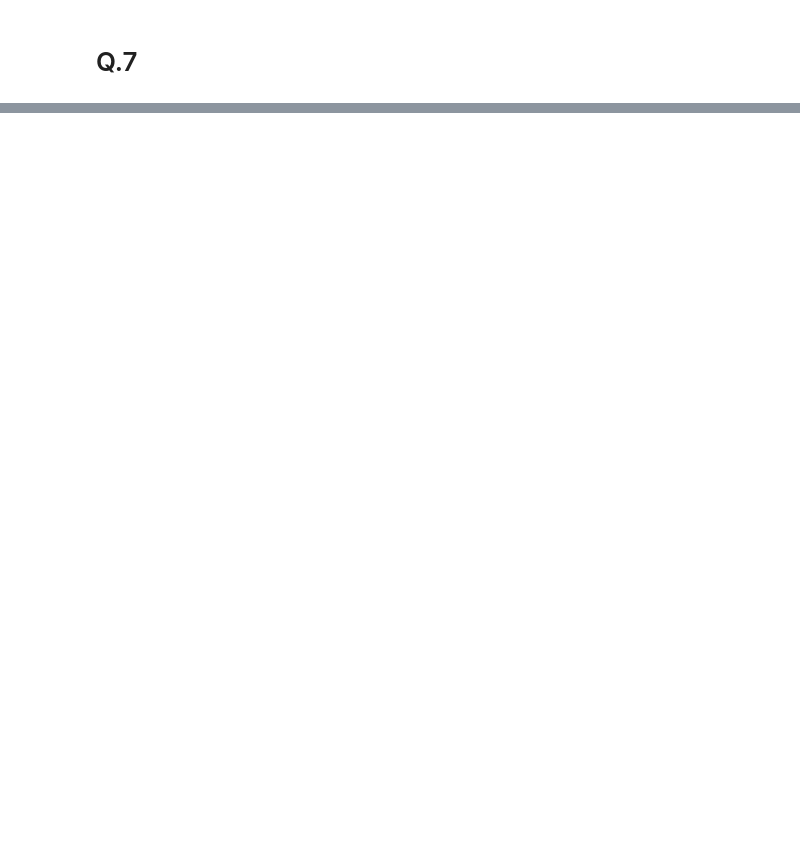
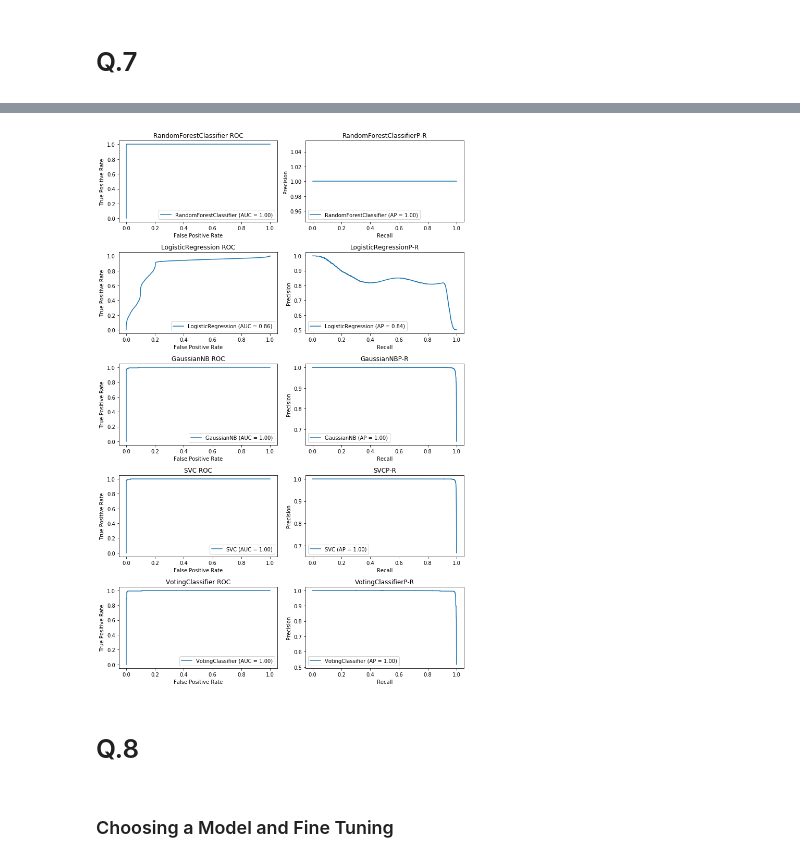
Before and after one commit to deshwalmahesh/Covid-19-Test-Classification, a Jupyter notebook: Solution.ipynb, the cells around one changed output, grey strips where cells are left out. Cells and saved outputs as stored; diff of their text form; code cells hidden in the pictures; blank space fills up the shorter version.

Commit message:
choosing Random Forest Model

```diff
--- a/Solution.ipynb
+++ b/Solution.ipynb
@@ -233,2 +241,7 @@ y_train = df['y'].ravel()
+# %%
+def pipeline(classif):
+    pipe_steps = [('scaler',scaling_method),(type(classif).__name__,classif)]
+    pipe_line = Pipeline(pipe_steps)
+    return pipe_line
 # %% [markdown]
 # Q.5
@@ -311,0 +347,26 @@ cv_model
+# %%
+classifiers = [RandomForestClassifier(random_state=SEED),
+               LogisticRegression(random_state=SEED),
+               GaussianNB(),
+               SVC(random_state=SEED),
+               soft_voting]
+
+
+for clf in classifiers:
+    names.append(type(clf).__name__)
+    fitted_clf = clf.fit(X_train_scaled,y_train)
+    fitted_classifiers.append(fitted_clf)
+
+    y_pred = clf.predict(X_train_scaled)
+
+    acc = accuracy_score(y_train,y_pred)
+    acc_scores.append(acc)
+
+    prec = precision_score(y_train,y_pred)
+    prec_scores.append(prec)
+
+    rec = recall_score(y_train,y_pred)
+    rec_scores.append(rec)
+
+    roc_auc = roc_auc_score(y_train,y_pred)
+    roc_auc_scores.append(roc_auc)
@@ -311,0 +398,20 @@ cv_model
+# %%
+f,ax = plt.subplots(nrows=5,ncols=2,figsize=(10,15))
+ax=ax.flatten()
+i=0
+j=0
+for clf in fitted_classifiers:
+    plot_roc_curve(clf,X_train_scaled,y_train,ax=ax[i])
+    ax[i].set_title(names[j]+' ROC')
+    plot_precision_recall_curve(clf,X_train_scaled,y_train,ax=ax[i+1])
+    ax[i+1].set_title(names[j]+' Prec-Rec')
+
+    i+=2
+    j+=1
+    plt.tight_layout()
+# %% [output]
+[figure, added]
+# %% [markdown]
+# Q.8
+# %% [markdown]
+### Choosing a Model and Fine Tuning
```
Also changed, not shown: parts of 17 cells of this notebook.
